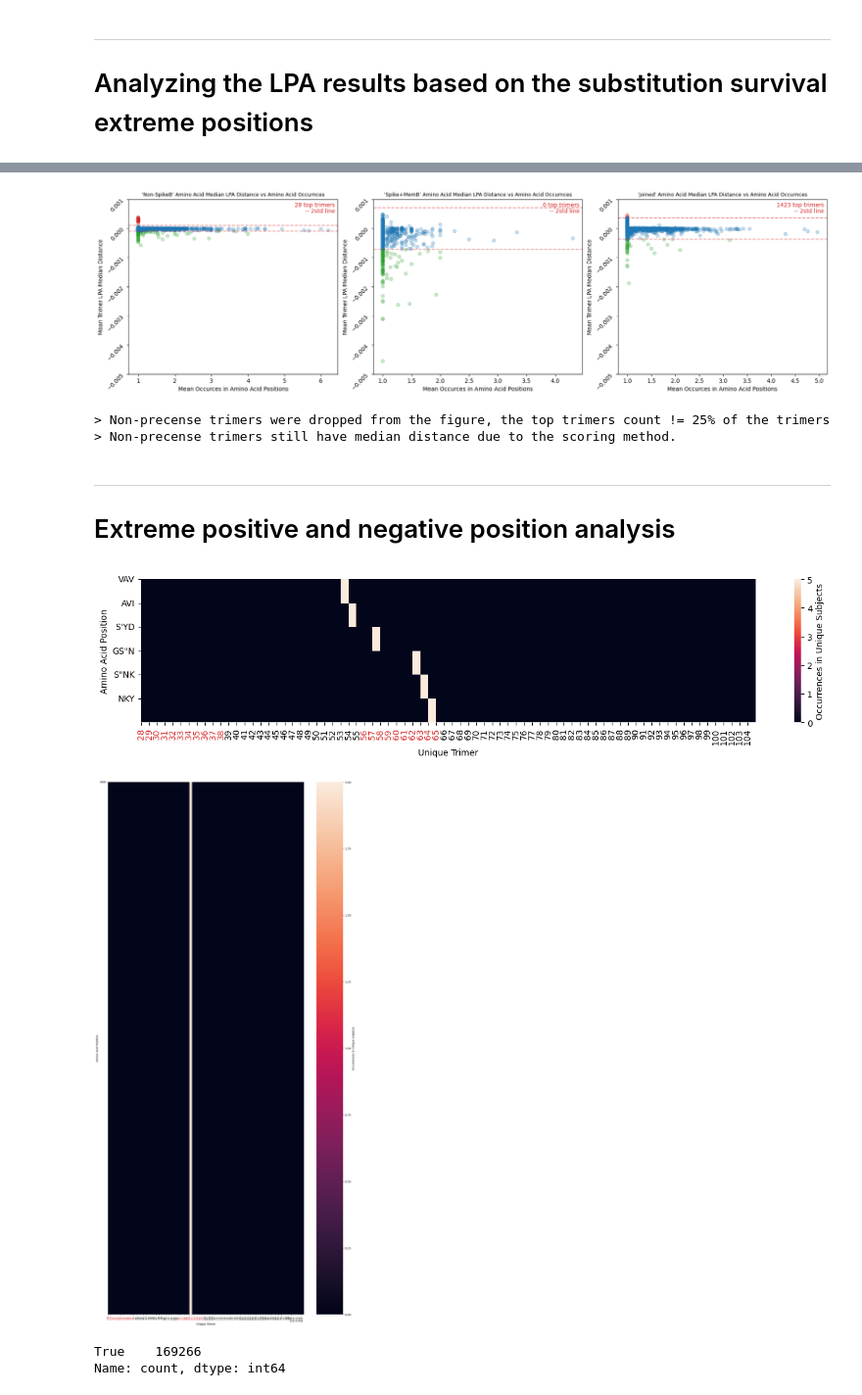
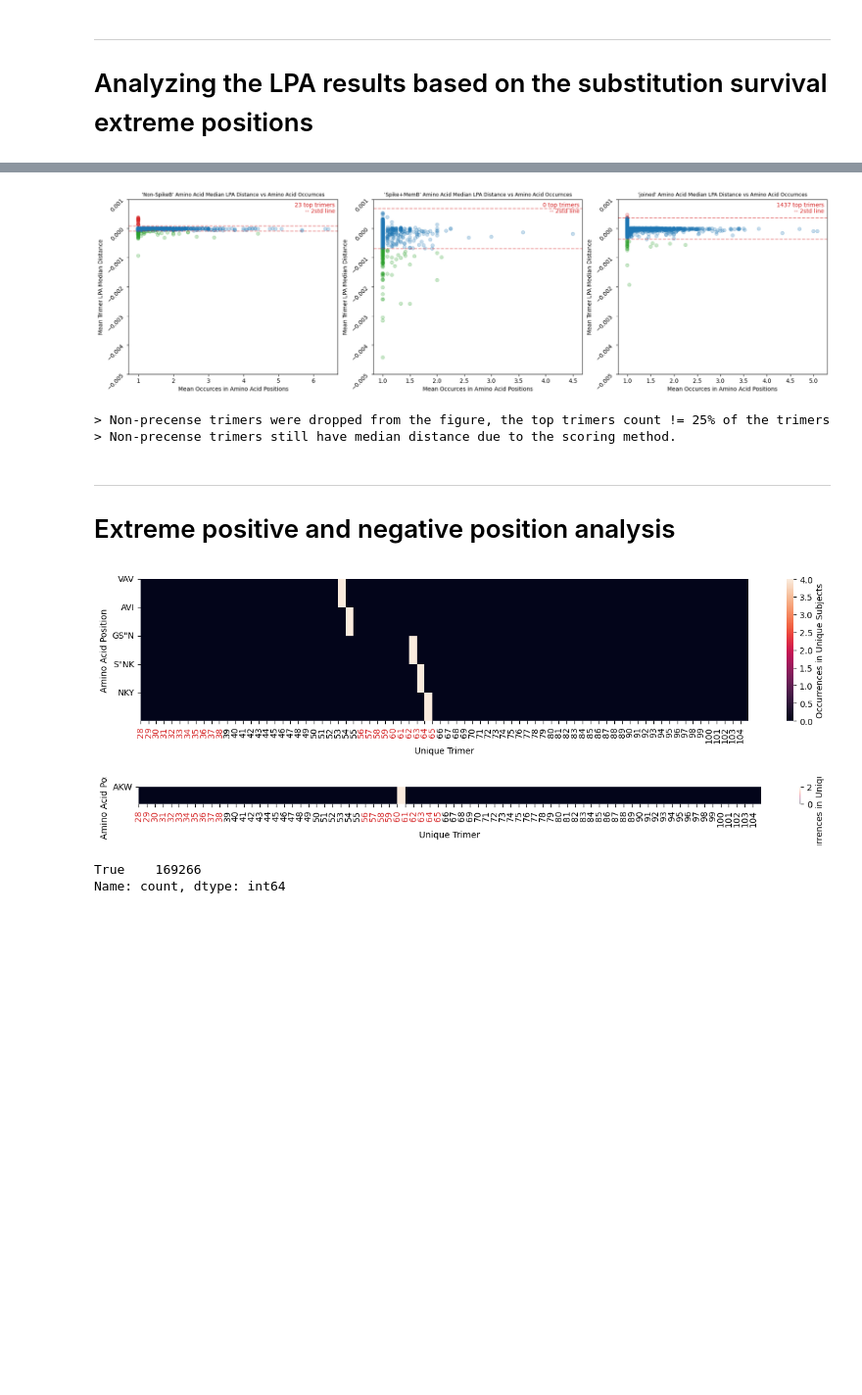
Before and after one commit to dani-f99/trimers_usage_analysis, a Jupyter notebook: rep_seq.ipynb, the cells around one changed output, grey strips where cells are left out. Shown at 98% size. Saved outputs shown, nothing was run; the diff lists cells and outputs as text; code cells hidden in the pictures; blank space fills up the shorter version.

```diff
--- a/rep_seq.ipynb
+++ b/rep_seq.ipynb
@@ -56,4 +56,7 @@ if run_TrimerCreate:
 
     triemrs = trim_obj.create(subdatasets_list=["ab_target","time_point","subject_id"],  save_csv=True)
 # %%
-trimers_rep_file = os.path.join("trimers_data", "ab_target-time_point-subject_id-representative-trimers_[14.05.26-23;31].csv")
+trimers_rep_path = os.path.join("trimers_data", "ab_target-time_point-subject_id-representative-trimers_[14.05.26-23;31].csv")
+trimers_rep_file = pd.read_csv(trimers_rep_path, index_col=0)
+trimers_rep_og = trimers_rep_file.copy()
+trimers_rep_file = trimers_rep_file[trimers_rep_file.label.apply(lambda X : X.split(".")[-1] != "7")]
@@ -109,7 +164,7 @@ if vis_pca:
                     style="AB Target",
                     markers=markers_map,
                     ax=ax1,
-                    s=300,
+                    s=200,
                     alpha=0.75,
                     edgecolor="black",
                     legend=False)
@@ -168,8 +223,9 @@ trimer_divr = trimer_init.diversity_analysis(save_csv=to_save, div_orders= [0, 1
 trimer_count = trimer_init.trimer_presence(save_csv=to_save, index_labels = {0:"ab_target", 1:"time_point", 2:"subject_id"}, diversity=[1,2]) #creating trimers analysis
 # %%
 # importing the raw trimers and selecting only cdr/fw rows
-raw_trimers = pd.read_csv(trimers_rep_file, index_col=0)
+raw_trimers = pd.read_csv(trimers_rep_path, index_col=0)
 raw_trimers = raw_trimers[raw_trimers.region.isin(['cdr1', 'fw2', 'cdr2', 'fw3'])]
+raw_trimers = raw_trimers[raw_trimers.label.apply(lambda X : X.split(".")[-1] != "7")]
 
 medians = medians_info(raw_trimers = raw_trimers,
                       lpa_sig = trimer_lpa.sig_df,
@@ -195,7 +251,7 @@ top_trimers = medians.plot_median_presence(trimer_pres=trimer_count,
                                            return_data=True,
                                            save_fig=to_save_mds)
 # %% [output]
-[figure, old version]
+[figure, new version]
 > Non-precense trimers were dropped from the figure, the top trimers count != 25% of the trimers
 > Non-precense trimers still have median distance due to the scoring method.
 # %% [markdown]
@@ -296,33 +352,33 @@ cp_grouped.sort_values("div1_unqpos", inplace=True)
 
 heatmap_sp_sp = heatmap_trimers(cp_grouped,remove_v0=True, remove_v1=True, fig_height=3, show_fig=True)
 # %% [output]
-[figure, old version]
+[figure, new version]
 # %%
 # Sorting the medians_filt dataframe by the SN median values
 medians_filt_SN = medians.filter_sort(on="Non-SpikeB_median",
                                       sort_ascending=False,
                                       filter_how="qnt",
                                       save_csv=False)
 
 # Getting a list of the top precentile trimers (unique)
 filt_high3 = medians_filt_SN[medians_filt_SN["Non-SpikeB_median_qnt"] == 1].trimer.unique() #relevent trimers (top median - by SN)
 
 # List of ab_target types
 ab_targets = ["Spike+MemB", "Non-SpikeB"]
 
 # Getting relevent SN top trimers values
 div = 1
 rtimer_count_SN = trimer_count.fillna(0)
 rtimer_count_SN = split_rows(rtimer_count_SN[(rtimer_count_SN[f"div1_npos"] != 0) &
                                              (rtimer_count_SN.trimer.isin(filt_high3)) &
                                              (rtimer_count_SN.ab_target==ab_targets[1])], div=1)
 SN_grouped = rtimer_count_SN.groupby(["subject_id","trimer", f"div{div}_unqpos"]).agg({f"div{div}_ncount":"sum"}).reset_index()
 SN_grouped["div1_unqpos"] = SN_grouped["div1_unqpos"].astype("int")
 SN_grouped.sort_values("div1_unqpos", inplace=True)
 
-heatmap_sn_sp = heatmap_trimers(SN_grouped, remove_v0=True, remove_v1=True, fig_height=35)
+heatmap_sn_sp = heatmap_trimers(SN_grouped, remove_v0=True, remove_v1=True, fig_height=0.35)
 # %% [output]
-[figure, old version]
+[figure, new version]
 # %%
 import pandas as pd
 import os
```
Also changed, not shown: parts of 7 cells of this notebook, 1 other file.
